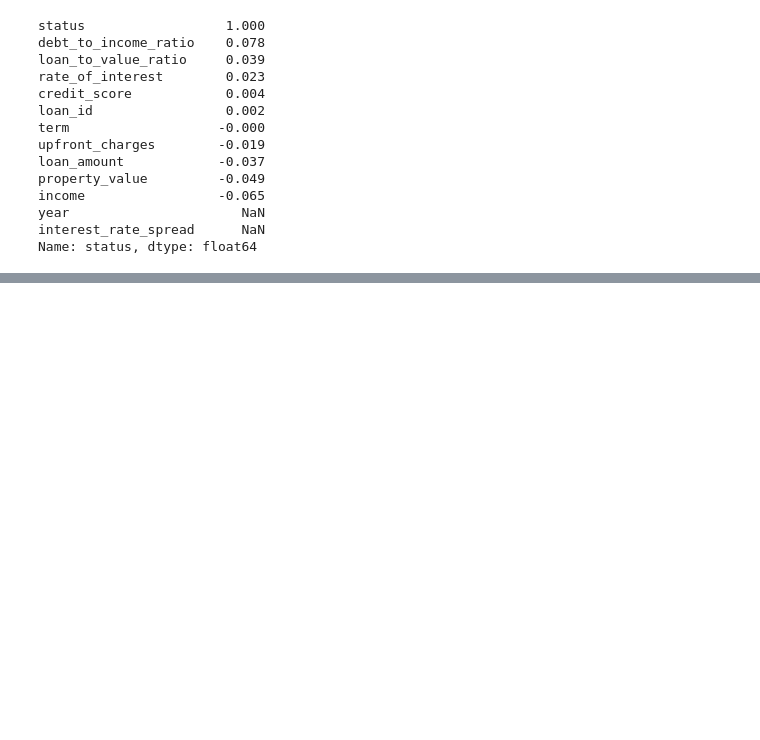
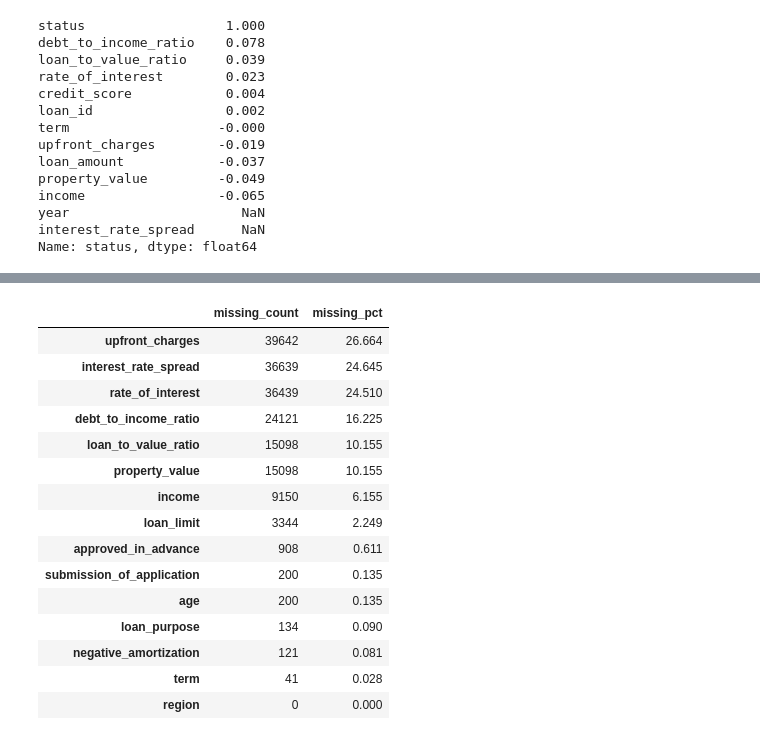
Before and after one commit to akshaydalvi4545/fraud-shield, a Jupyter notebook: notebooks/01_eda.ipynb, the cells around one changed output, grey strips where cells are left out. Saved outputs shown, nothing was run; the diff lists cells and outputs as text; code cells hidden in the pictures; blank space fills up the shorter version.

```diff
--- a/notebooks/01_eda.ipynb
+++ b/notebooks/01_eda.ipynb
@@ -184 +206,23 @@ Name: status, dtype: float64
+# %%
+# columns with missing data and count
+missing = df.isnull().sum()
+missing_pct = (missing/ len(df)) * 100
+pd.DataFrame({'missing_count': missing, 'missing_pct': missing_pct}).sort_values('missing_pct', ascending=False).head(15)
+# %% [output]
+|  | missing_count | missing_pct |
+| upfront_charges | 39642 | 26.664 |
+| interest_rate_spread | 36639 | 24.645 |
+| rate_of_interest | 36439 | 24.510 |
+| debt_to_income_ratio | 24121 | 16.225 |
+| loan_to_value_ratio | 15098 | 10.155 |
+| property_value | 15098 | 10.155 |
+| income | 9150 | 6.155 |
+| loan_limit | 3344 | 2.249 |
+| approved_in_advance | 908 | 0.611 |
+| submission_of_application | 200 | 0.135 |
+| age | 200 | 0.135 |
+| loan_purpose | 134 | 0.090 |
+| negative_amortization | 121 | 0.081 |
+| term | 41 | 0.028 |
+| region | 0 | 0.000 |
 # %%
```
Also changed, not shown: parts of 11 cells of this notebook, 3 other files.
